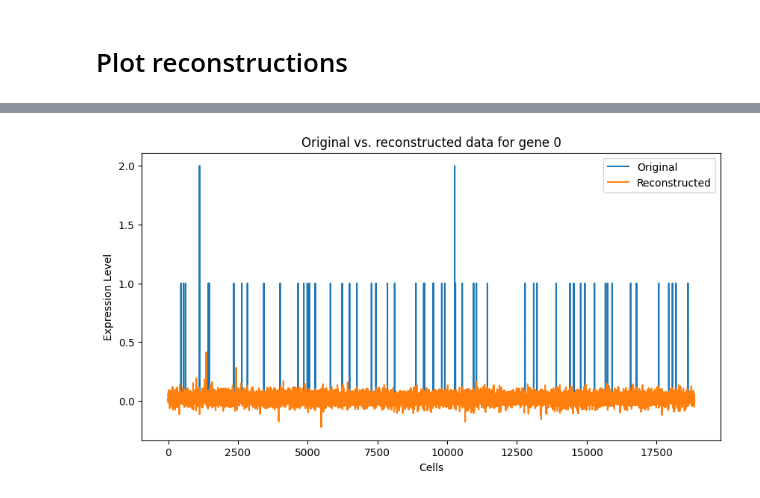
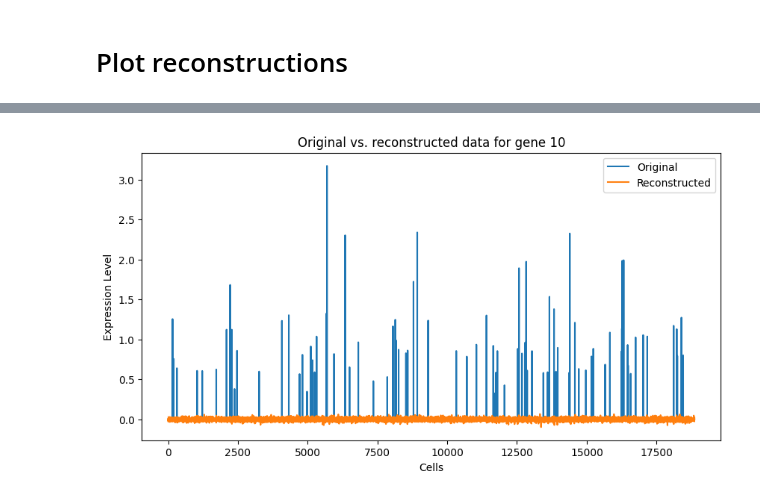
Before and after one commit to Xavier919/scRNAseq_analysis, a Jupyter notebook: sparse_autoencoder.ipynb, the cells around one changed output, grey strips where cells are left out. Saved outputs shown, nothing was run; the diff lists cells and outputs as text; code cells hidden in the pictures.

```diff
--- a/sparse_autoencoder.ipynb
+++ b/sparse_autoencoder.ipynb
@@ -372,0 +146,14 @@ Model state loaded from autoencoder_model.pth
+# %%
+# Initialize the autoencoder model
+autoencoder = Autoencoder(n_latents=50, n_inputs=n_inputs, activation=nn.ReLU(), tied=True, normalize=False).to(device)
+# Load the saved state dictionary
+state_dict = torch.load('best_autoencoder.pth')
+# Filter out unexpected keys
+model_state_dict = autoencoder.state_dict()
+filtered_state_dict = {k: v for k, v in state_dict.items() if k in model_state_dict}
+
+# Load the filtered state dictionary
+autoencoder.load_state_dict(filtered_state_dict, strict=False)
+
+# Set the model to evaluation mode
+autoencoder.eval()
@@ -857,4 +464,4 @@ plot_cell_reconstruction(autoencoder, data, cell_idx=0)
 # %%
-plot_gene_reconstruction(autoencoder, data, gene_idx=0)
+plot_gene_reconstruction(autoencoder, data, gene_idx=10)
 # %% [output]
-[figure, old version]
+[figure, new version]
```
Also changed, not shown: parts of 39 cells of this notebook.
